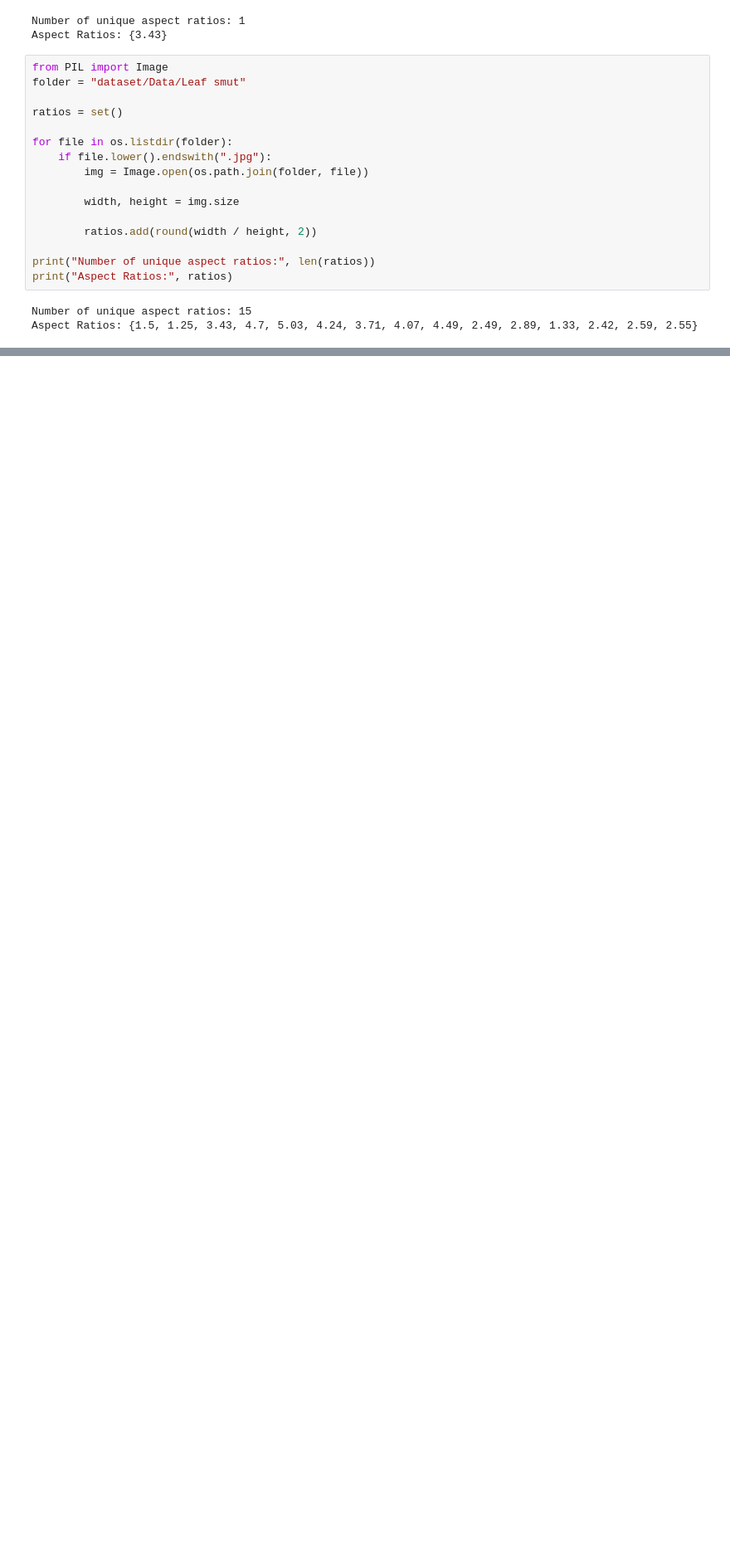
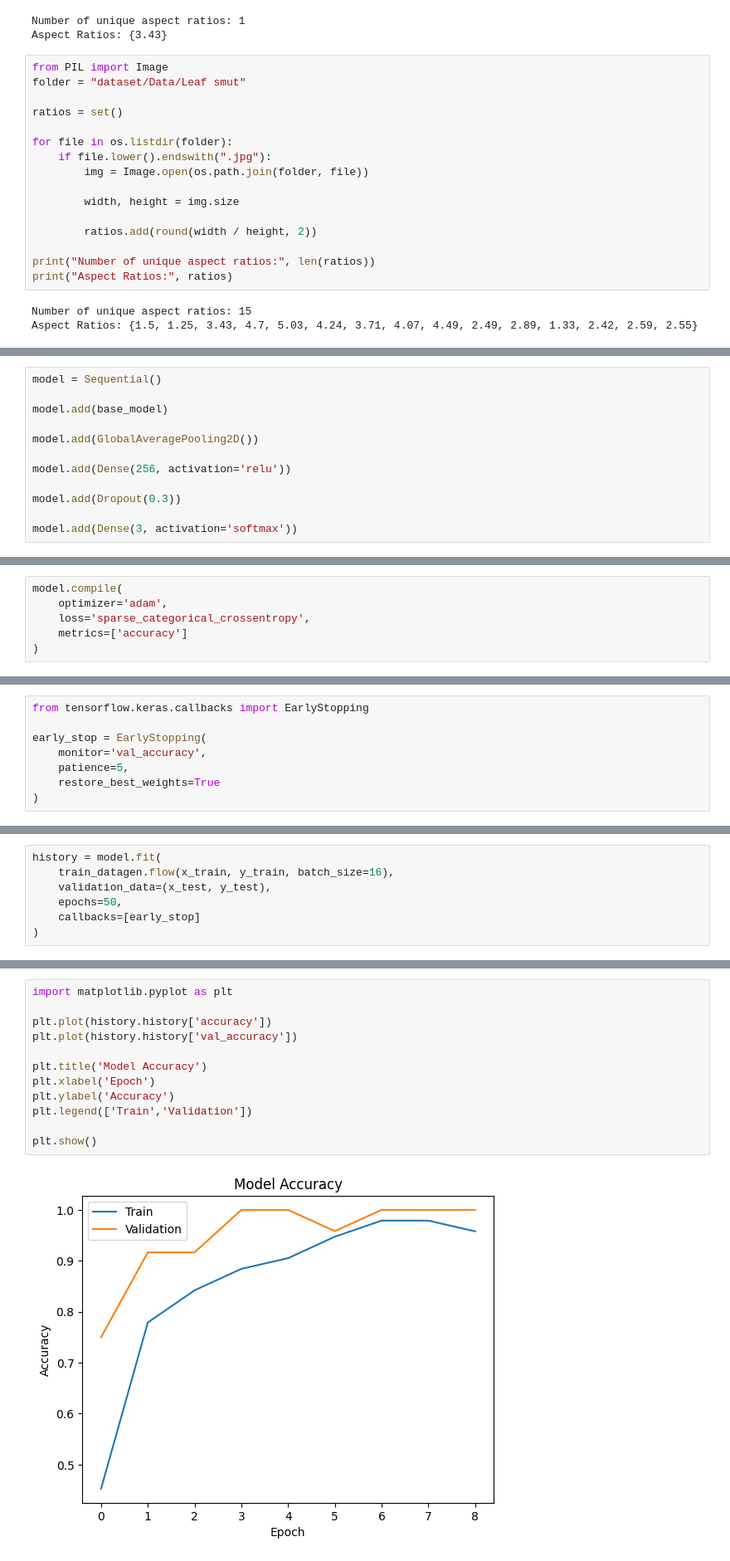
Before and after one commit to Raghuvaranlokati/RiceLeaf_Disease_Dectection, a Jupyter notebook: RiceLeaf_Disease_Detection.ipynb, the cells around one changed output, grey strips where cells are left out. Shown at 83% size. Cells and saved outputs as stored; diff of their text form; blank space fills up the shorter version.

```diff
--- a/RiceLeaf_Disease_Detection.ipynb
+++ b/RiceLeaf_Disease_Detection.ipynb
@@ -601,0 +798,12 @@ plt.show()
+# %%
+model = Sequential()
+
+model.add(base_model)
+
+model.add(GlobalAveragePooling2D())
+
+model.add(Dense(256, activation='relu'))
+
+model.add(Dropout(0.3))
+
+model.add(Dense(3, activation='softmax'))
@@ -601,0 +812,6 @@ plt.show()
+# %%
+model.compile(
+    optimizer='adam',
+    loss='sparse_categorical_crossentropy',
+    metrics=['accuracy']
+)
@@ -601,0 +820,8 @@ plt.show()
+# %%
+from tensorflow.keras.callbacks import EarlyStopping
+
+early_stop = EarlyStopping(
+    monitor='val_accuracy',
+    patience=5,
+    restore_best_weights=True
+)
@@ -601,0 +830,7 @@ plt.show()
+# %%
+history = model.fit(
+    train_datagen.flow(x_train, y_train, batch_size=16),
+    validation_data=(x_test, y_test),
+    epochs=50,
+    callbacks=[early_stop]
+)
@@ -601,0 +947,14 @@ plt.show()
+# %%
+import matplotlib.pyplot as plt
+
+plt.plot(history.history['accuracy'])
+plt.plot(history.history['val_accuracy'])
+
+plt.title('Model Accuracy')
+plt.xlabel('Epoch')
+plt.ylabel('Accuracy')
+plt.legend(['Train','Validation'])
+
+plt.show()
+# %% [output]
+[figure, added]
```
Also changed, not shown: parts of 58 cells of this notebook, 1 other file.
